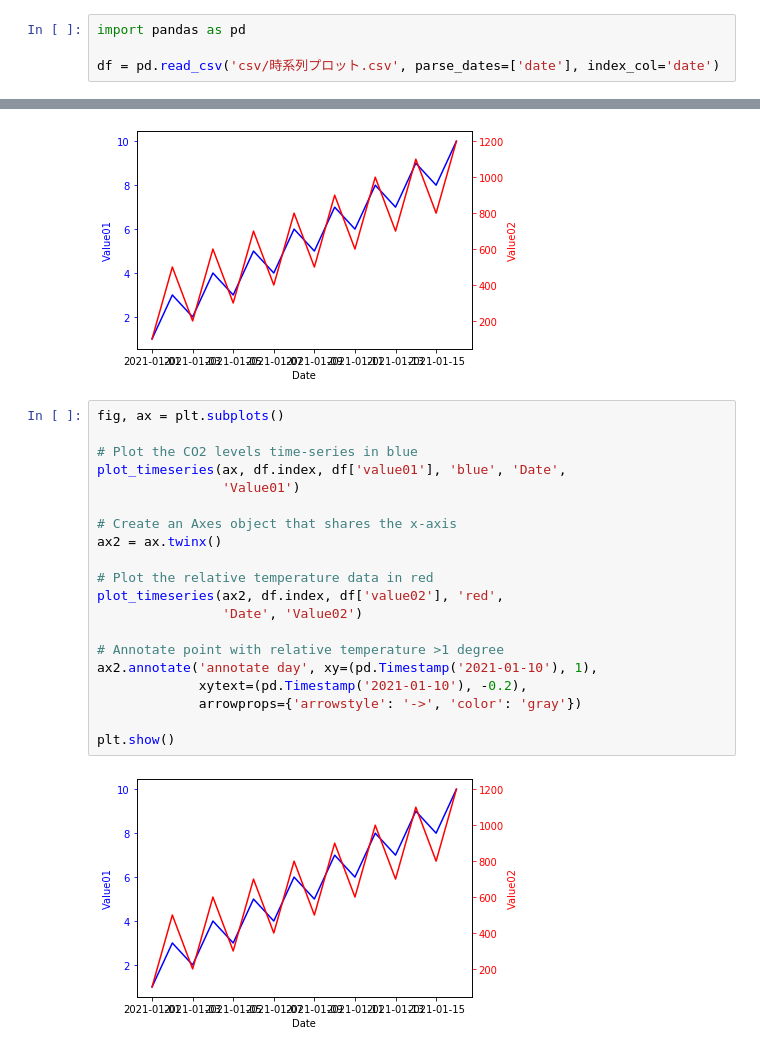
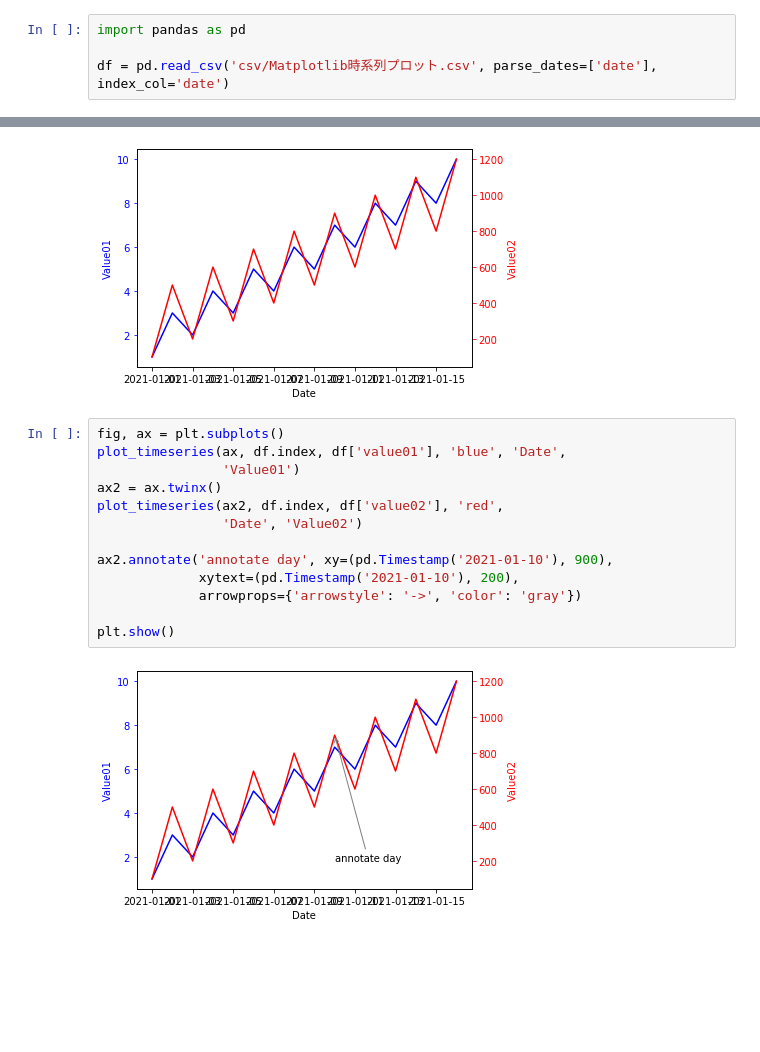
Before and after one commit to fastso/data-scientist, a Jupyter notebook: matplotlib/Matplotlib時系列プロット.ipynb, the cells around one changed output, grey strips where cells are left out. Drawn from its saved outputs; the diff is of its cells as text; blank space fills up the shorter version.

```diff
--- a/matplotlib/時系列プロット.ipynb
+++ b/matplotlib/Matplotlib時系列プロット.ipynb
@@ -1,7 +1,7 @@
 # %%
 import pandas as pd
 
-df = pd.read_csv('csv/時系列プロット.csv', parse_dates=['date'], index_col='date')
+df = pd.read_csv('csv/Matplotlib時系列プロット.csv', parse_dates=['date'], index_col='date')
 # %%
 import matplotlib.pyplot as plt
 fig, ax = plt.subplots()
@@ -90,23 +90,16 @@ plt.show()
 [figure]
 # %%
 fig, ax = plt.subplots()
-
-# Plot the CO2 levels time-series in blue
 plot_timeseries(ax, df.index, df['value01'], 'blue', 'Date',
                 'Value01')
-
-# Create an Axes object that shares the x-axis
 ax2 = ax.twinx()
-
-# Plot the relative temperature data in red
 plot_timeseries(ax2, df.index, df['value02'], 'red',
                 'Date', 'Value02')
 
-# Annotate point with relative temperature >1 degree
-ax2.annotate('annotate day', xy=(pd.Timestamp('2021-01-10'), 1),
-             xytext=(pd.Timestamp('2021-01-10'), -0.2),
+ax2.annotate('annotate day', xy=(pd.Timestamp('2021-01-10'), 900),
+             xytext=(pd.Timestamp('2021-01-10'), 200),
              arrowprops={'arrowstyle': '->', 'color': 'gray'})
 
 plt.show()
 # %% [output]
-[figure, old version]
+[figure, new version]
```
Also changed, not shown: 4 other files.
